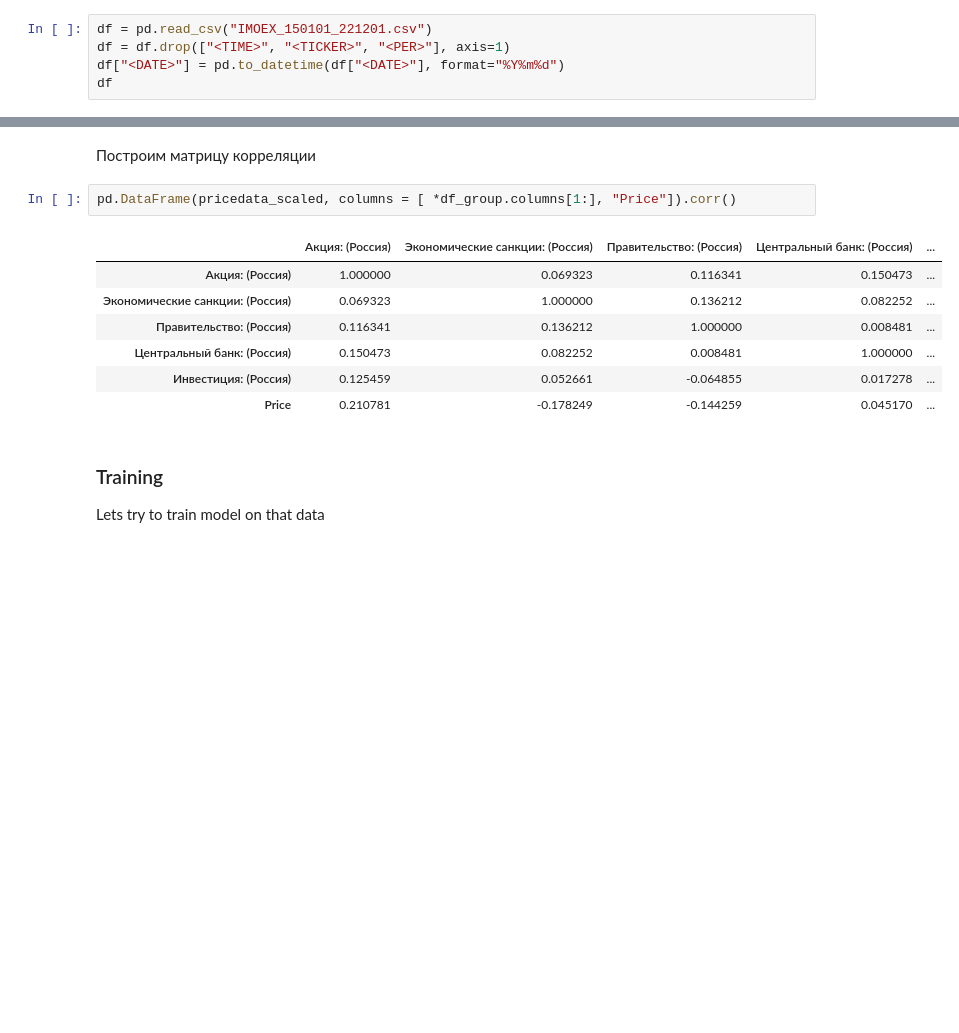
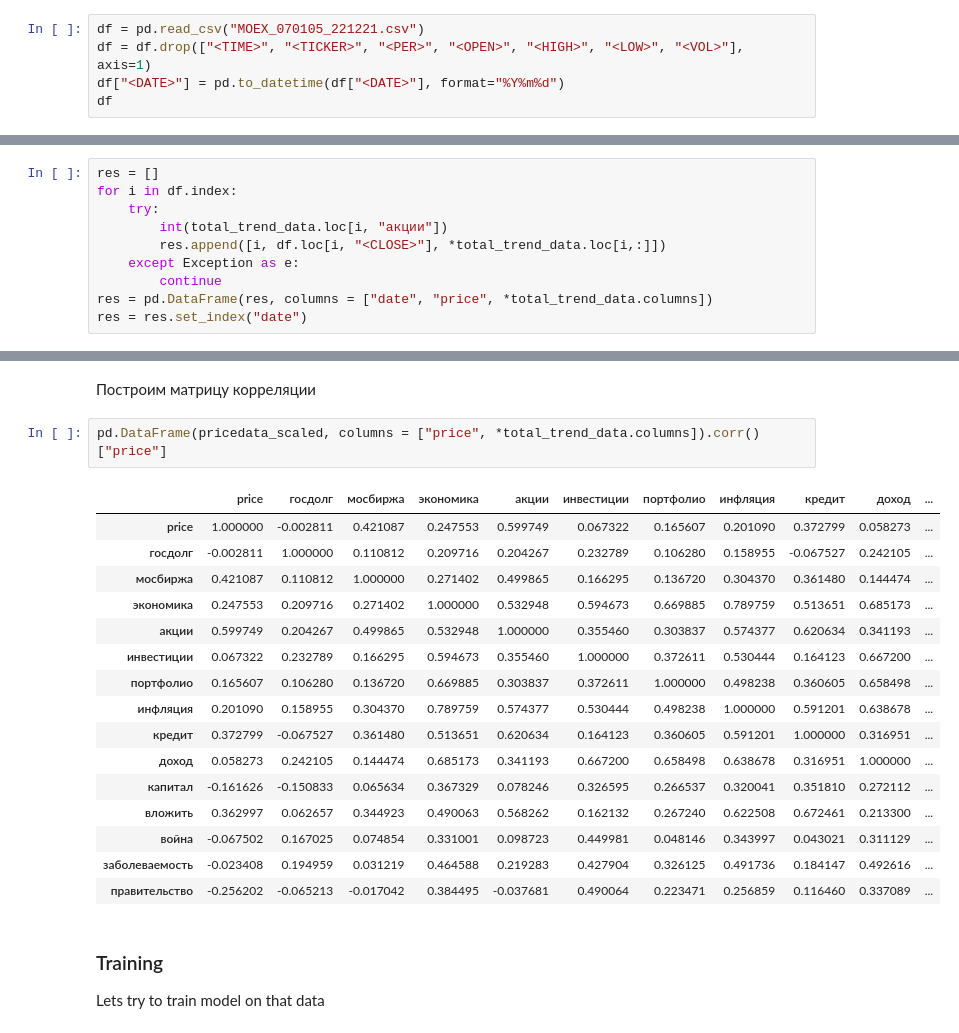
Before and after one commit to geniusserg/StockGoogler, a Jupyter notebook: task.ipynb, the cells around one changed output, grey strips where cells are left out. Drawn from its saved outputs; the diff is of its cells as text; blank space fills up the shorter version.

Commit message:
data enginering completed

```diff
--- a/task.ipynb
+++ b/task.ipynb
@@ -12,6 +16,6 @@ from sklearn.svm import SVC
 # %%
-df = pd.read_csv("IMOEX_150101_221201.csv")
-df = df.drop(["<TIME>", "<TICKER>", "<PER>"], axis=1)
+df = pd.read_csv("MOEX_070105_221221.csv")
+df = df.drop(["<TIME>", "<TICKER>", "<PER>", "<OPEN>", "<HIGH>", "<LOW>", "<VOL>"], axis=1)
 df["<DATE>"] = pd.to_datetime(df["<DATE>"], format="%Y%m%d")
 df
 # %% [output]
@@ -93,0 +102,10 @@ res
+# %%
+res = []
+for i in df.index:
+    try:
+        int(total_trend_data.loc[i, "акции"])
+        res.append([i, df.loc[i, "<CLOSE>"], *total_trend_data.loc[i,:]])
+    except Exception as e:
+        continue
+res = pd.DataFrame(res, columns = ["date", "price", *total_trend_data.columns])
+res = res.set_index("date")
@@ -113,15 +148,24 @@ array([[-0.02897274,  1.38288472, -0.671021  , -0.42264463, -0.63463548,
 # %% [markdown]
 Построим матрицу корреляции
 # %%
-pd.DataFrame(pricedata_scaled, columns = [ *df_group.columns[1:], "Price"]).corr()
+pd.DataFrame(pricedata_scaled, columns = ["price", *total_trend_data.columns]).corr()["price"]
 # %% [output]
-|  | Акция: (Россия) | Экономические санкции: (Россия) | Правительство: (Россия) | Центральный банк: (Россия) | ... |
-| Акция: (Россия) | 1.000000 | 0.069323 | 0.116341 | 0.150473 | ... |
-| Экономические санкции: (Россия) | 0.069323 | 1.000000 | 0.136212 | 0.082252 | ... |
-| Правительство: (Россия) | 0.116341 | 0.136212 | 1.000000 | 0.008481 | ... |
-| Центральный банк: (Россия) | 0.150473 | 0.082252 | 0.008481 | 1.000000 | ... |
-| Инвестиция: (Россия) | 0.125459 | 0.052661 | -0.064855 | 0.017278 | ... |
-| Price | 0.210781 | -0.178249 | -0.144259 | 0.045170 | ... |
+|  | price | госдолг | мосбиржа | экономика | акции | инвестиции | портфолио | инфляция | кредит | доход | ... |
+| price | 1.000000 | -0.002811 | 0.421087 | 0.247553 | 0.599749 | 0.067322 | 0.165607 | 0.201090 | 0.372799 | 0.058273 | ... |
+| госдолг | -0.002811 | 1.000000 | 0.110812 | 0.209716 | 0.204267 | 0.232789 | 0.106280 | 0.158955 | -0.067527 | 0.242105 | ... |
+| мосбиржа | 0.421087 | 0.110812 | 1.000000 | 0.271402 | 0.499865 | 0.166295 | 0.136720 | 0.304370 | 0.361480 | 0.144474 | ... |
+| экономика | 0.247553 | 0.209716 | 0.271402 | 1.000000 | 0.532948 | 0.594673 | 0.669885 | 0.789759 | 0.513651 | 0.685173 | ... |
+| акции | 0.599749 | 0.204267 | 0.499865 | 0.532948 | 1.000000 | 0.355460 | 0.303837 | 0.574377 | 0.620634 | 0.341193 | ... |
+| инвестиции | 0.067322 | 0.232789 | 0.166295 | 0.594673 | 0.355460 | 1.000000 | 0.372611 | 0.530444 | 0.164123 | 0.667200 | ... |
+| портфолио | 0.165607 | 0.106280 | 0.136720 | 0.669885 | 0.303837 | 0.372611 | 1.000000 | 0.498238 | 0.360605 | 0.658498 | ... |
+| инфляция | 0.201090 | 0.158955 | 0.304370 | 0.789759 | 0.574377 | 0.530444 | 0.498238 | 1.000000 | 0.591201 | 0.638678 | ... |
+| кредит | 0.372799 | -0.067527 | 0.361480 | 0.513651 | 0.620634 | 0.164123 | 0.360605 | 0.591201 | 1.000000 | 0.316951 | ... |
+| доход | 0.058273 | 0.242105 | 0.144474 | 0.685173 | 0.341193 | 0.667200 | 0.658498 | 0.638678 | 0.316951 | 1.000000 | ... |
+| капитал | -0.161626 | -0.150833 | 0.065634 | 0.367329 | 0.078246 | 0.326595 | 0.266537 | 0.320041 | 0.351810 | 0.272112 | ... |
+| вложить | 0.362997 | 0.062657 | 0.344923 | 0.490063 | 0.568262 | 0.162132 | 0.267240 | 0.622508 | 0.672461 | 0.213300 | ... |
+| война | -0.067502 | 0.167025 | 0.074854 | 0.331001 | 0.098723 | 0.449981 | 0.048146 | 0.343997 | 0.043021 | 0.311129 | ... |
+| заболеваемость | -0.023408 | 0.194959 | 0.031219 | 0.464588 | 0.219283 | 0.427904 | 0.326125 | 0.491736 | 0.184147 | 0.492616 | ... |
+| правительство | -0.256202 | -0.065213 | -0.017042 | 0.384495 | -0.037681 | 0.490064 | 0.223471 | 0.256859 | 0.116460 | 0.337089 | ... |
 # %% [markdown]
 ### Training
 
```
Also changed, not shown: parts of 9 cells of this notebook, 14 other files.
